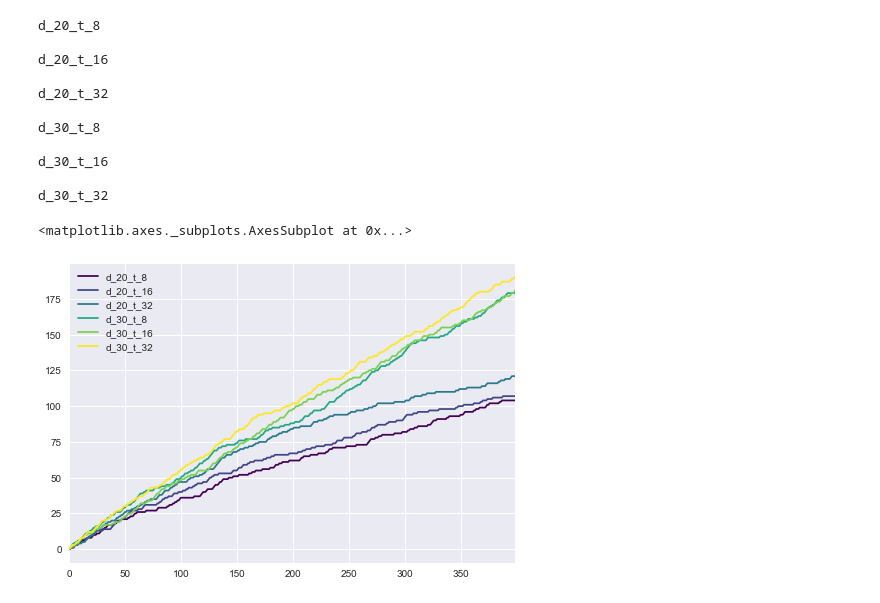
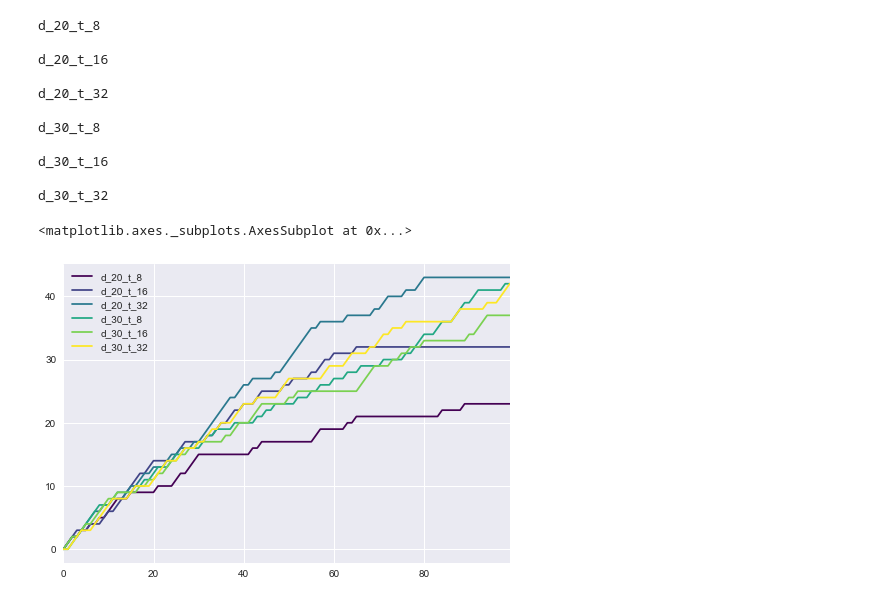
Before and after one commit to sibyl-team/InfectionModel, a Jupyter notebook: contagion_sim/ferretti_contagion_sim.ipynb, the cells around one changed output. Cells and saved outputs as stored; diff of their text form; code cells hidden in the pictures.

Commit message:
Ferretti evaluation update.

```diff
--- a/contagion_sim/ferretti_contagion_sim.ipynb
+++ b/contagion_sim/ferretti_contagion_sim.ipynb
@@ -24,3 +28,5 @@ from tqdm.notebook import tqdm
+# %%
+DATA_FILE_PATH = 'all_interaction_10000.csv'
 # %% [markdown]
 ### Ground truth simulation
 Following section runs 100 simulations, first of which is used later as the ground truth.
@@ -37,7 +43,7 @@ SHARE_INIT = True
 ANALYSIS_DAY = 10
 
 N = 10000
-edge_gen = edge_gen_ferretti()
+edge_gen = edge_gen_ferretti(file=DATA_FILE_PATH)
 
 INIT_INFECTED = np.full(N, False)
 INIT_INFECTED[[7, 332, 445, 2364, 2656, 4168, 4453, 6097, 7752, 9505]] = True
@@ -132,7 +138,7 @@ d_30_t_16
 
 d_30_t_32
 # %%
-result_df.drop(columns='n_tests').plot(cmap='viridis')
+result_df.drop(columns='n_tests').iloc[:100].plot(cmap='viridis')
 # %% [output]
 <matplotlib.axes._subplots.AxesSubplot at 0x...>
-[figure, old version]
+[figure, new version]
```
Also changed, not shown: parts of 4 cells of this notebook, 2 other files.
